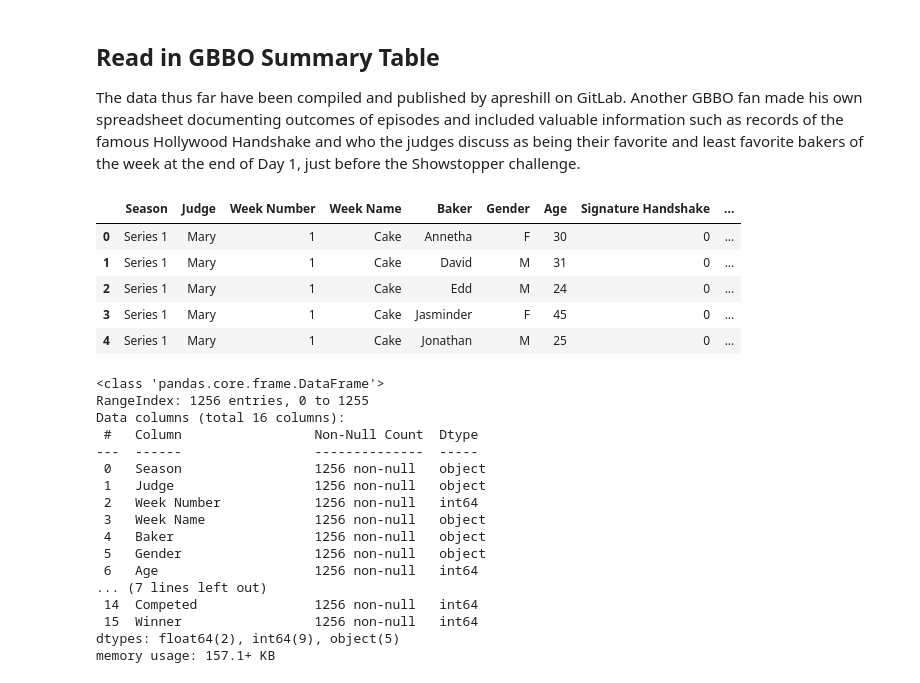
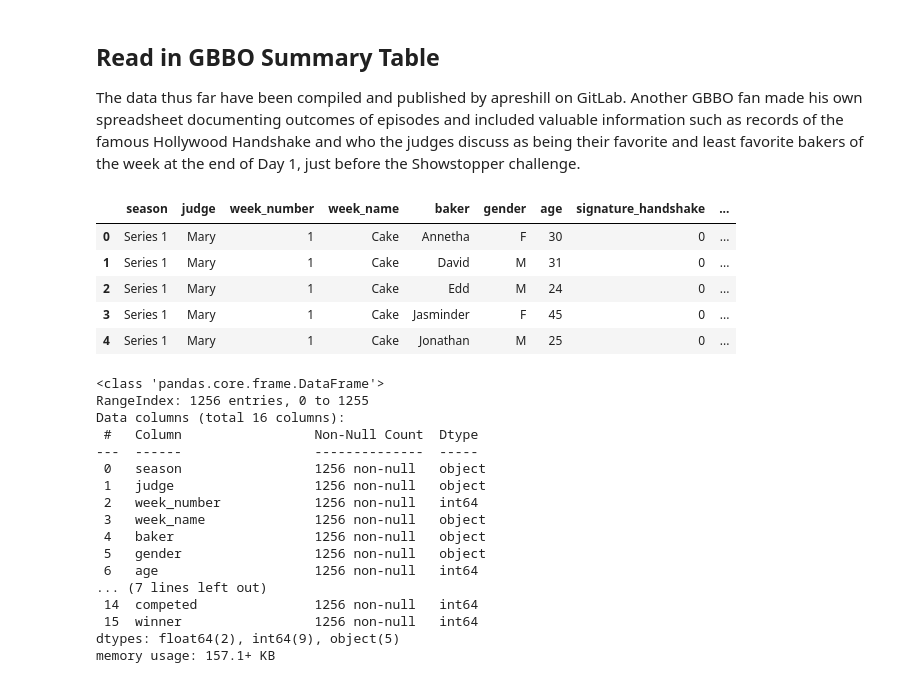
Before and after one commit to benjyms/the_great_bakeoff, a Jupyter notebook: explore.ipynb, the cells around one changed output. Cells and saved outputs as stored; diff of their text form; code cells hidden in the pictures.

```diff
--- a/explore.ipynb
+++ b/explore.ipynb
@@ -222,9 +221,10 @@ Name: result, dtype: int64
 The data thus far have been compiled and published by apreshill on GitLab. Another GBBO fan made his own spreadsheet documenting outcomes of episodes and included valuable information such as records of the famous Hollywood Handshake and who the judges discuss as being their favorite and least favorite bakers of the week at the end of Day 1, just before the Showstopper challenge.
 # %%
 outcome_df = pd.read_excel("raw_data/GBBO_Data_Set.xlsx", usecols='A:P')
-outcome_df.head(5)
+outcome_df.columns = outcome_df.columns.str.lower().str.replace(" ", "_")
+outcome_df.head()
 # %% [output]
-|  | Season | Judge | Week Number | Week Name | Baker | Gender | Age | Signature Handshake | ... |
+|  | season | judge | week_number | week_name | baker | gender | age | signature_handshake | ... |
 | 0 | Series 1 | Mary | 1 | Cake | Annetha | F | 30 | 0 | ... |
 | 1 | Series 1 | Mary | 1 | Cake | David | M | 31 | 0 | ... |
 | 2 | Series 1 | Mary | 1 | Cake | Edd | M | 24 | 0 | ... |
@@ -238,15 +238,15 @@ RangeIndex: 1256 entries, 0 to 1255
 Data columns (total 16 columns):
  #   Column                 Non-Null Count  Dtype
 ---  ------                 --------------  -----
- 0   Season                 1256 non-null   object
- 1   Judge                  1256 non-null   object
- 2   Week Number            1256 non-null   int64
- 3   Week Name              1256 non-null   object
- 4   Baker                  1256 non-null   object
- 5   Gender                 1256 non-null   object
- 6   Age                    1256 non-null   int64
+ 0   season                 1256 non-null   object
+ 1   judge                  1256 non-null   object
+ 2   week_number            1256 non-null   int64
+ 3   week_name              1256 non-null   object
+ 4   baker                  1256 non-null   object
+ 5   gender                 1256 non-null   object
+ 6   age                    1256 non-null   int64
 ... (7 lines left out)
- 14  Competed               1256 non-null   int64
- 15  Winner                 1256 non-null   int64
+ 14  competed               1256 non-null   int64
+ 15  winner                 1256 non-null   int64
 dtypes: float64(2), int64(9), object(5)
 memory usage: 157.1+ KB
```
Also changed, not shown: parts of 10 cells of this notebook, 4 other files.
